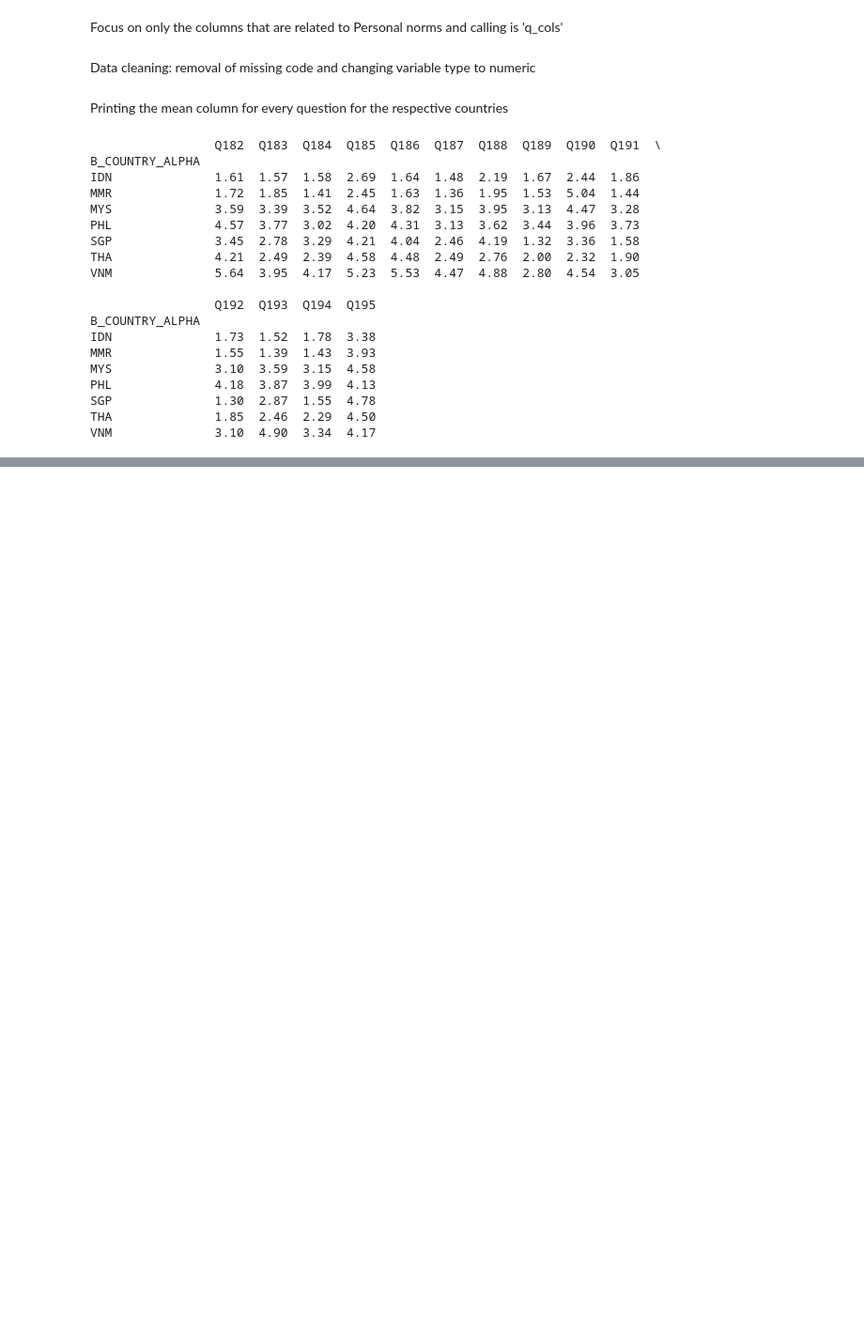
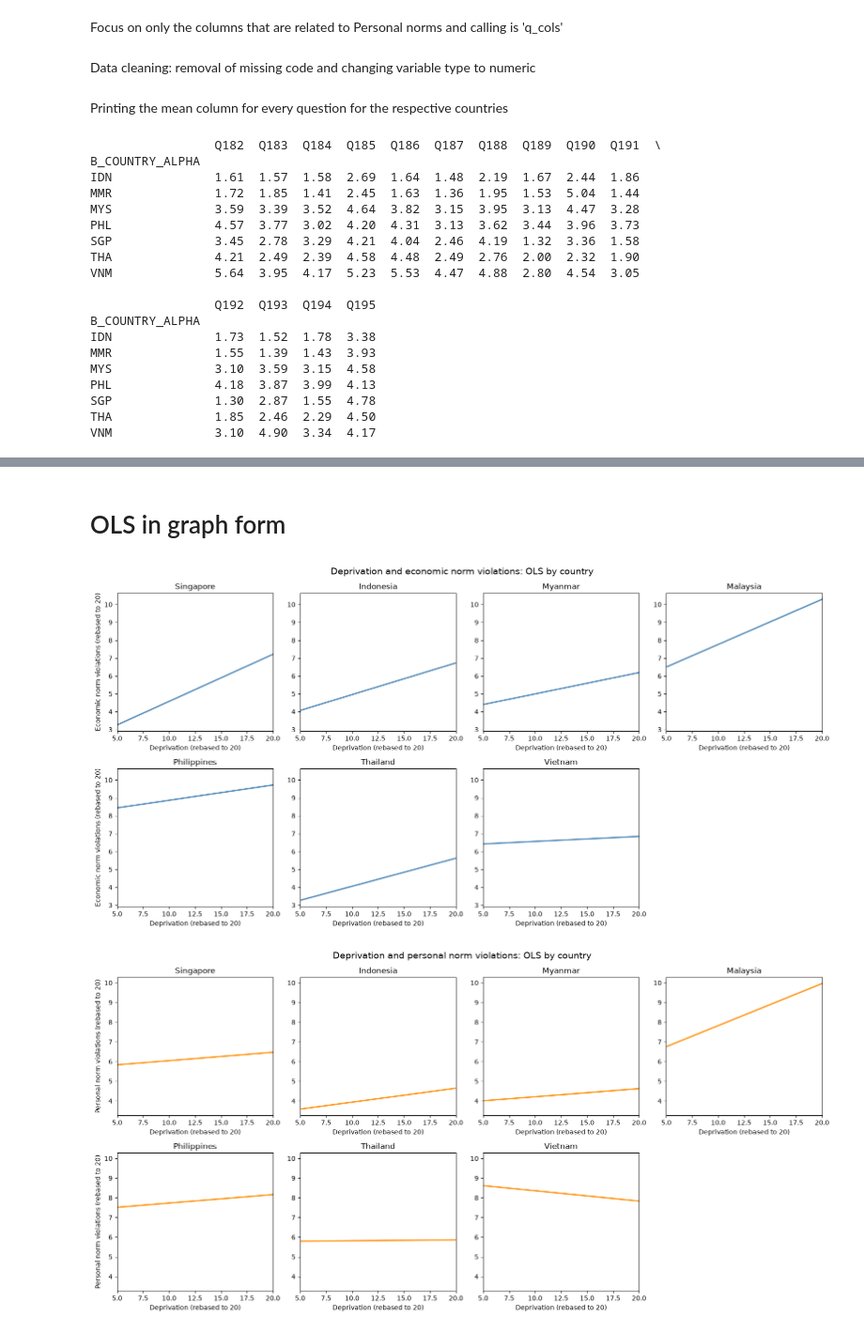
Before and after one commit to clairetanyien/hs4002-beagle-2026, a Jupyter notebook: code/project code.ipynb, the cells around one changed output, grey strips where cells are left out. Shown at 94% size. Drawn from its saved outputs; the diff is of its cells as text; code cells hidden in the pictures; blank space fills up the shorter version.

```diff
--- a/code/project code.ipynb
+++ b/code/project code.ipynb
@@ -377,7 +213,0 @@ OLS Regression and scatter plot (Economic Violation and deprevation score)
-# %%
-import statsmodels.formula.api as smf
-
-reg_df = deprivation_df.merge(EV1_df, on='country')
-
-model = smf.ols('EV_mean ~ deprivation_mean', data=reg_df).fit()
-print(model.summary())
@@ -990,0 +408,48 @@ plt.show()
+# %% [markdown]
+# OLS in graph form
+# %%
+# Same y-axis on every panel so slopes can be compared across countries
+# Regression lines for the individual-level country OLS models, one panel per country
+# (uses results_by_country and results_by_country_personal, the same models
+#  as the saved OLS tables; everything rebased to 20)
+import matplotlib.pyplot as plt
+import numpy as np
+import pandas as pd
+
+country_names = {
+    'IDN': 'Indonesia', 'MMR': 'Myanmar', 'MYS': 'Malaysia',
+    'PHL': 'Philippines', 'SGP': 'Singapore', 'THA': 'Thailand', 'VNM': 'Vietnam'
+}
+order = ['SGP', 'IDN', 'MMR', 'MYS', 'PHL', 'THA', 'VNM']
+
+
+def plot_country_regressions(results, y_label, color, title, filename):
+    x = pd.DataFrame({'deprivation_rebased20': np.linspace(5, 20, 50)})
+    fig, axes = plt.subplots(2, 4, figsize=(16, 8), sharey=True)
+    axes = axes.ravel()
+    for ax, c in zip(axes, order):
+        ax.plot(x['deprivation_rebased20'], results[c].predict(x), color=color, linewidth=2)
+        ax.set_title(country_names[c])
+        ax.set_xlim(5, 20)
+        ax.set_xlabel('Deprivation (rebased to 20)')
+    axes[-1].axis('off')   # 7 countries, 8 panels
+    axes[0].set_ylabel(y_label)
+    axes[4].set_ylabel(y_label)
+    for ax in axes[:7]:
+        ax.tick_params(labelleft=True)   # show y numbers on every panel
+    fig.suptitle(title, fontsize=14)
+    plt.tight_layout()
+    plt.savefig(f'../output/figures/{filename}', dpi=200, bbox_inches='tight')
+    plt.show()
+
+
+plot_country_regressions(results_by_country, 'Economic norm violations (rebased to 20)', 'steelblue',
+                         'Deprivation and economic norm violations: OLS by country',
+                         'country_regressions_economic.png')
+
+plot_country_regressions(results_by_country_personal, 'Personal norm violations (rebased to 20)', 'darkorange',
+                         'Deprivation and personal norm violations: OLS by country',
+                         'country_regressions_personal.png')
+# %% [output]
+[figure, added]
+[figure, added]
```
Also changed, not shown: parts of 53 cells of this notebook, 7 other files.
